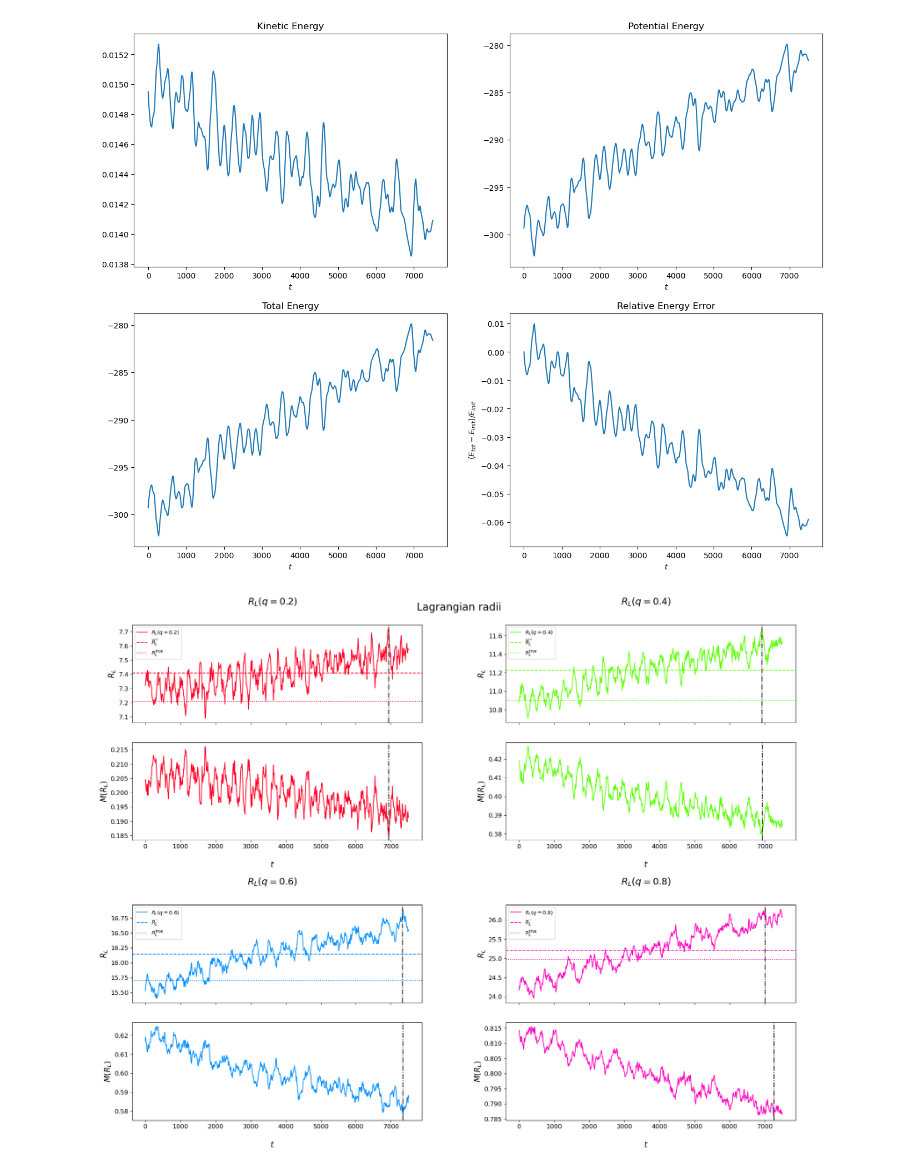
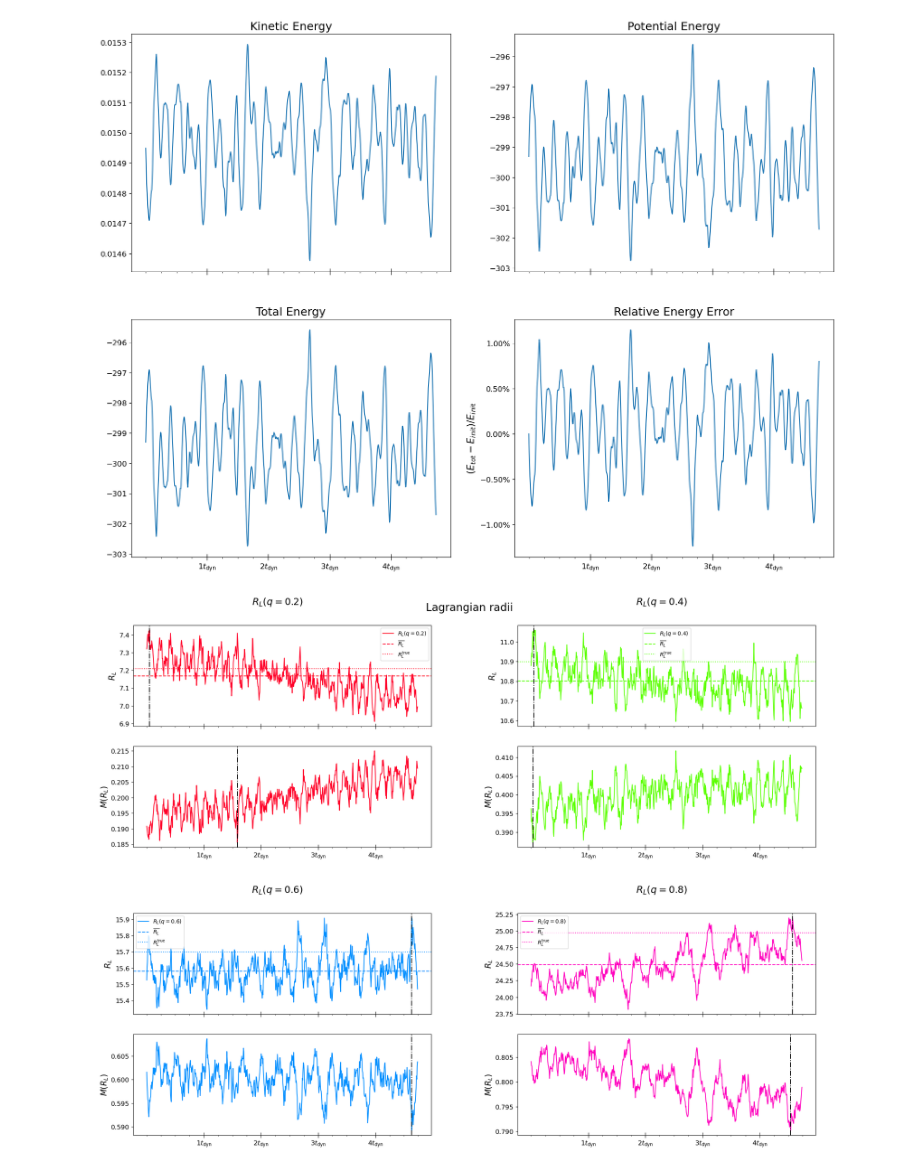
Before and after one commit to F3Solid/stellar_dynamics_2024_exercises, a Jupyter notebook: E4/plummer_sphere.ipynb, the cells around one changed output. Saved outputs shown, nothing was run; the diff lists cells and outputs as text; code cells hidden in the pictures.

Commit message:
New plots

```diff
--- a/E4/plummer_sphere.ipynb
+++ b/E4/plummer_sphere.ipynb
@@ -759,9 +737,15 @@ print(t_I_to_t_cgs)
+# %%
+# GLOBAL VARIABLES
+
+#---------------------------------------------
+b=10 # Scale radius
+dyn_time = 1.583e+03 # Dynamicl time
 # %%
 # FILE READING
 
 #----------------------------------------------------------------
 input_file_path = "input_1.txt"
-output_file_path = "output_1_1_dtime_1.txt"
+output_file_path = "output_1_1_dtime_0.05.txt"
 
 # The output already includes the initial snapshot
 snapshots = read_output_treecode(output_file_path)
@@ -837,28 +831,42 @@ title_labels = ["Kinetic Energy", "Potential Energy", "Total Energy"]
 n_rows = 2
 n_col = 2
 
-fig, ax = plt.subplots(n_rows, n_col, figsize=(16,12))
+fig, axes = plt.subplots(n_rows, n_col, figsize=(20, 15), sharex=True)
+
+for i in range(n_rows):
+    for j in range(n_col):
+        axes[i][j].tick_params(labelsize=12)
+        axes[i][j].tick_params(axis='x', length=10, direction='inout')
+
+        axes[i][j].xaxis.set_major_locator(ticker.FixedLocator([dyn_time * i for i in range(1, int(time_stamp[-1] / dyn_time) + 1)]))
+        axes[i][j].xaxis.set_major_formatter(ticker.FixedFormatter([r'${i}t_{{\text{{dyn}}}}$'.format(i=i) for i in range(1, int(time_stamp[-1] / dyn_time) + 1)]))
+
+        axes[i][j].xaxis.set_minor_locator(ticker.AutoMinorLocator())
+        axes[i][j].xaxis.set_minor_formatter(ticker.NullFormatter())
 
 index = 0 # Index to count cycles and break
 for i in range(n_rows):
     for j in range(n_col):
-        ax[i][j].set_title(title_labels[index])
-        ax[i][j].plot(time_stamp, Energy[Energy_keys[index]])
-        ax[i][j].set_xlabel("$t$")
+        axes[i][j].set_title(title_labels[index], size=18)
+
+        axes[i][j].plot(time_stamp, Energy[Energy_keys[index]])
 
         index +=1
         if index == 3:
             break
 
-ax[1][1].set_title("Relative Energy Error")
-ax[1][1].plot(time_stamp, Energy_rel_e)
-ax[1][1].set_xlabel("$t$")
-ax[1][1].set_ylabel("$(E_{tot}-E_{init})/E_{init}$")
+axes[1][1].set_title("Relative Energy Error", size=18)
+
+axes[1][1].set_ylabel(r"$(E_{tot}-E_{init})/E_{init}$", size=15)
+
+axes[1][1].yaxis.set_major_formatter(ticker.PercentFormatter(1))
+
+axes[1][1].plot(time_stamp, Energy_rel_e)
 
 figures.append(fig)
 figures_names.append("energy")
 
 plt.show()
 # %% [output]
-[figure, old version]
+[figure, new version]
 # %%
@@ -906,7 +914,7 @@ lagrangian_radii = np.quantile(particles_distance_cm, lagrangian_radii_frac, axi
 mean_lagrangian_radii = np.mean(lagrangian_radii, axis=1)
 
 # Compute the expected lagrangian radii
-expected_lagrangian_radii = [expected_lagrangian_radius(b=10, q=lagrangian_radii_frac[i]) for i in range(len(lagrangian_radii_frac))]
+expected_lagrangian_radii = [expected_lagrangian_radius(b=b, q=lagrangian_radii_frac[i]) for i in range(len(lagrangian_radii_frac))]
 
 # Make colors of the lagrangian_radii. Use indexes to access them
 # lr_colors[r_index]
@@ -931,40 +939,54 @@ fig.suptitle('Lagrangian radii', size=20)
 # Add a gridspec to the figure
 gridspec = fig.add_gridspec(2, 2)
 
 # Make subfigures inside the original figure at each gridspec position
 subfigs = [fig.add_subfigure(gs) for gs in gridspec]
 
 # Make axis and plot data
 for sf, i in zip(subfigs, range(len(lagrangian_radii_frac))):
     axes = sf.subplots(2, 1, sharex=True)
 
     # Styling
     sf.suptitle(lr_labels[i], size=18)
-    sf.supxlabel(r'$t$', size=15)
 
-    axes[0].tick_params(labelsize=12)
-    axes[1].tick_params(labelsize=12)
+    for ax in axes:
+        ax.tick_params(labelsize=12)
+        ax.tick_params(axis='x', length=10, direction='inout')
+
+    axes[0].xaxis.set_major_locator(ticker.FixedLocator([dyn_time * i for i in range(1, int(time_stamp[-1] / dyn_time) + 1)]))
+    axes[0].xaxis.set_major_formatter(ticker.FixedFormatter([r'${i}t_{{\text{{dyn}}}}$'.format(i=i) for i in range(1, int(time_stamp[-1] / dyn_time) + 1)]))
+
+    axes[0].xaxis.set_minor_locator(ticker.AutoMinorLocator())
+    axes[0].xaxis.set_minor_formatter(ticker.NullFormatter())
 
     axes[0].set_ylabel(r'$R_L$', size=15)
     axes[1].set_ylabel(r'$M(R_L)$', size=15)
 
     # Radii
-    axes[0].plot(time_stamp, lagrangian_radii[i], label=lr_labels[i], color=lr_colors[i])
-    axes[0].axhline(mean_lagrangian_radii[i], linestyle='--', color=lr_colors[i], label=r'$\overline{R_L}$')
-    axes[0].axhline(expected_lagrangian_radii[i], linestyle=':', color=lr_colors[i], label=r'$R_L^{\text{true}}$')
+    axes[0].plot(time_stamp,
+                 lagrangian_radii[i],
+                 label=lr_labels[i], color=lr_colors[i])
+    axes[0].axhline(mean_lagrangian_radii[i],
+                    linestyle='--', color=lr_colors[i], label=r'$\overline{R_L}$')
+    axes[0].axhline(expected_lagrangian_radii[i],
+                    linestyle=':', color=lr_colors[i], label=r'$R_L^{\text{true}}$')
 
-    axes[0].axvline(time_stamp[np.argmax(lagrangian_radii[i])], color='black', linestyle='-.')
+    axes[0].axvline(time_stamp[np.argmax(lagrangian_radii[i])],
+                    color='black', linestyle='-.')
 
     axes[0].legend()
 
     # Masses inside radii
-    axes[1].plot(time_stamp, particles_inside_lagra_radii[i] * snapshots[0][2][0][0], label=lr_labels[i], color=lr_colors[i])
+    masses_inside_lr = particles_inside_lagra_radii[i] * snapshots[0][2][0][0]
+    axes[1].plot(time_stamp, masses_inside_lr,
+                 label=lr_labels[i], color=lr_colors[i])
 
-    axes[1].axvline(time_stamp[np.argmin(particles_inside_lagra_radii[i])], color='black', linestyle='-.')
+    axes[1].axvline(time_stamp[np.argmin(particles_inside_lagra_radii[i])],
+                    color='black', linestyle='-.')
 
 figures.append(fig)
 figures_names.append("lag_rad_1")
 
 plt.show()
 # %% [output]
-[figure, old version]
+[figure, new version]
```
Also changed, not shown: parts of 13 cells of this notebook.
